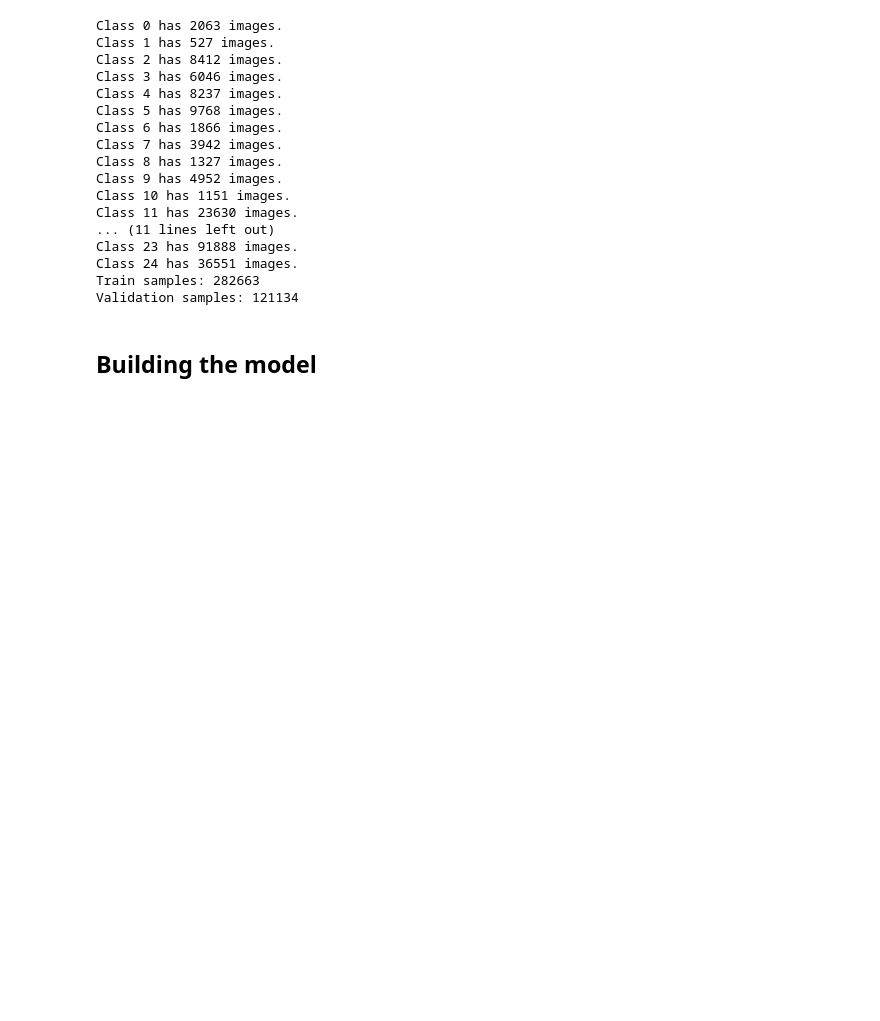
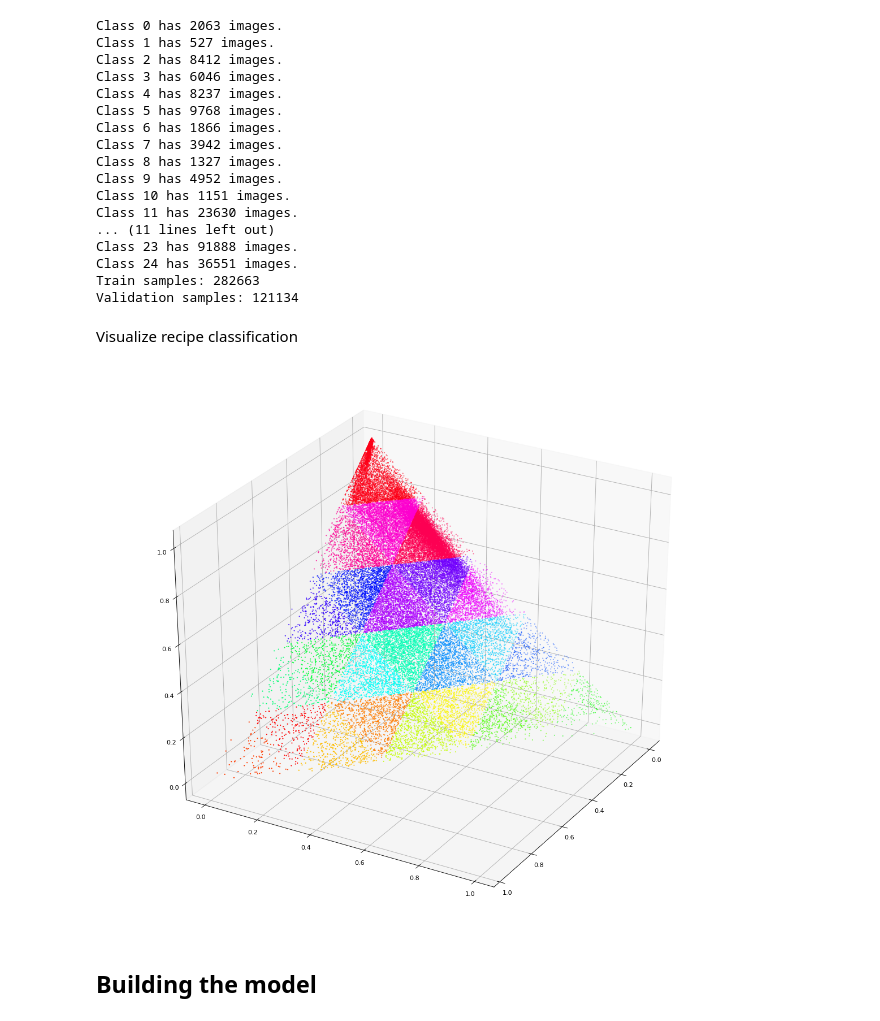
Before and after one commit to aleksas/food_nutrition_classifier, a Jupyter notebook: recipes.ipynb, the cells around one changed output. Saved outputs shown, nothing was run; the diff lists cells and outputs as text; code cells hidden in the pictures; blank space fills up the shorter version.

Commit message:
Added recipie classification plot.

```diff
--- a/recipes.ipynb
+++ b/recipes.ipynb
@@ -122,6 +120,31 @@ Class 23 has 91888 images.
 Class 24 has 36551 images.
 Train samples: 282663
 Validation samples: 121134
+# %% [markdown]
+Visualize recipe classification
+# %%
+from mpl_toolkits import mplot3d
+
+%matplotlib inline
+import numpy as np
+import matplotlib.pyplot as plt
+
+rates = np.array(sdl.get_nutrition_values(classification_id))
+
+# Data for three-dimensional scattered points
+xdata = rates[:,0]
+ydata = rates[:,1]
+zdata = rates[:,2]
+
+cdata = rates[:,3]
+cdata /= 25
+
+fig = plt.figure(figsize=(18, 16), dpi= 80, facecolor='w', edgecolor='k')
+ax = plt.axes(projection='3d')
+ax.view_init(30, 30)
+ax.scatter3D(xdata, ydata, zdata, c=cdata, cmap='hsv', s=1);
+# %% [output]
+[figure, added]
 # %% [markdown]
 ## Building the model
 # %%
```
Also changed, not shown: parts of 3 cells of this notebook, 1 other file.
